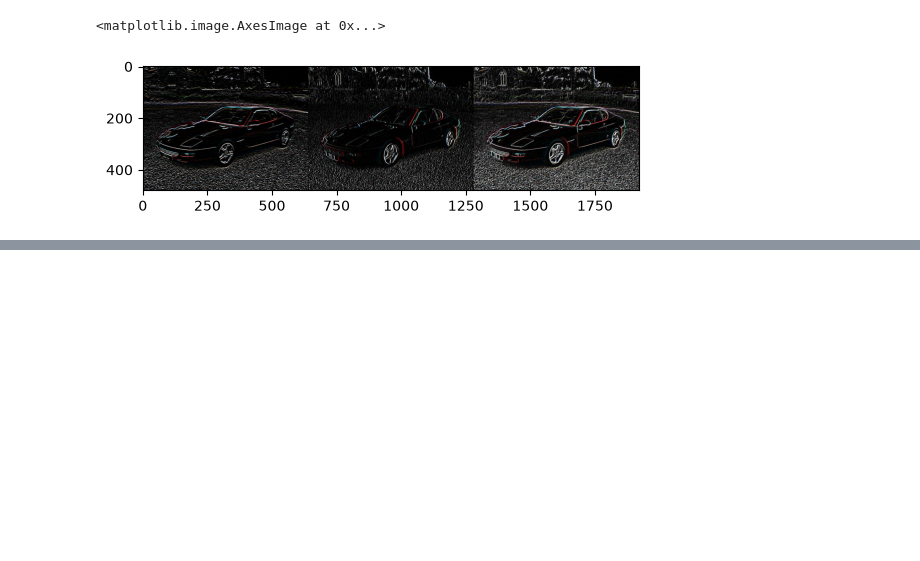
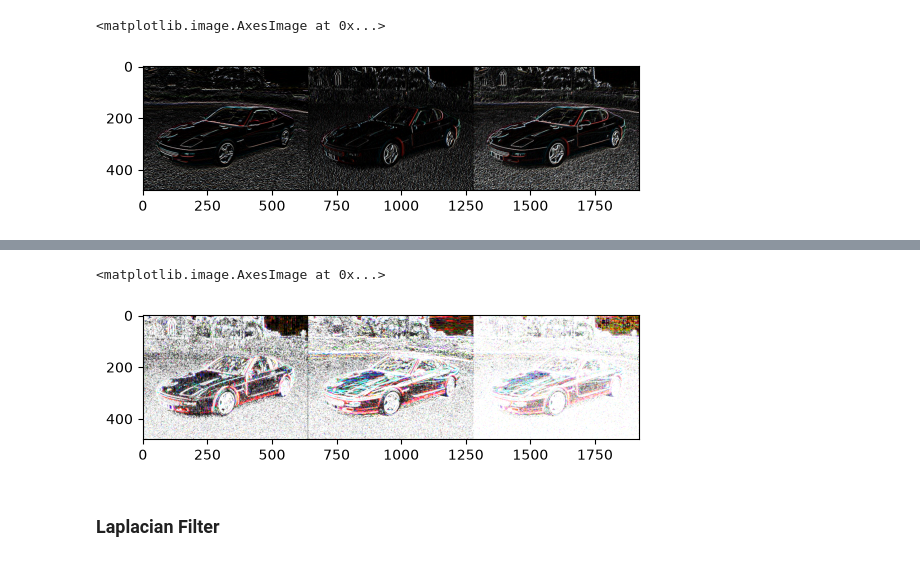
Before and after one commit to dennisumoh325/image_edge_detection, a Jupyter notebook: edge_detection.ipynb, the cells around one changed output, grey strips where cells are left out. Saved outputs shown, nothing was run; the diff lists cells and outputs as text; code cells hidden in the pictures; blank space fills up the shorter version.

```diff
--- a/edge_detection.ipynb
+++ b/edge_detection.ipynb
@@ -50,0 +73,9 @@ plt.imshow(cv2.cvtColor(frame_prewitt, cv2.COLOR_BGR2RGB))
+# %%
+frame_sobel = cv2.hconcat([sobelx_u8, sobely_u8, sobelxy_u8])
+cv2.imshow('Sobel Edge Detection', frame_sobel)
+plt.imshow(cv2.cvtColor(frame_sobel, cv2.COLOR_BGR2RGB))
+# %% [output]
+<matplotlib.image.AxesImage at 0x...>
+[figure, added]
+# %% [markdown]
+### Laplacian Filter
```
Also changed, not shown: parts of 5 cells of this notebook.
